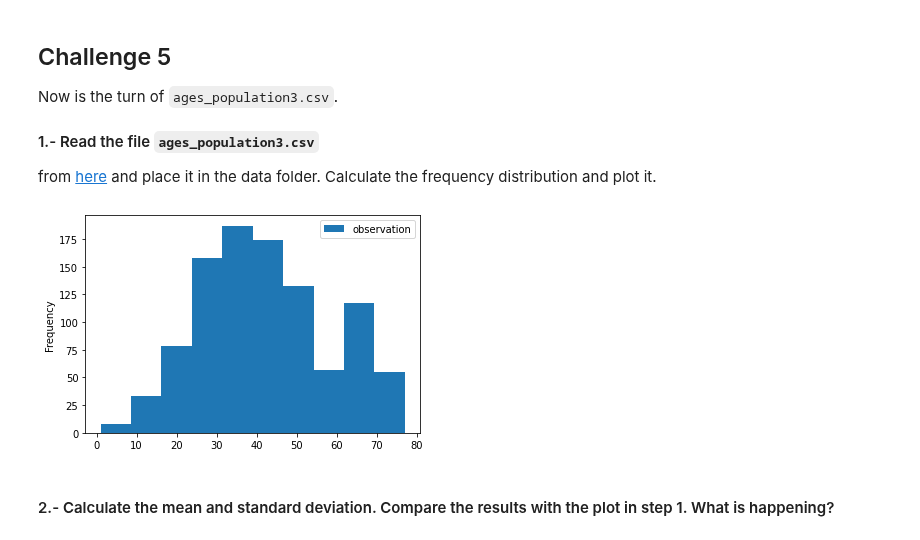
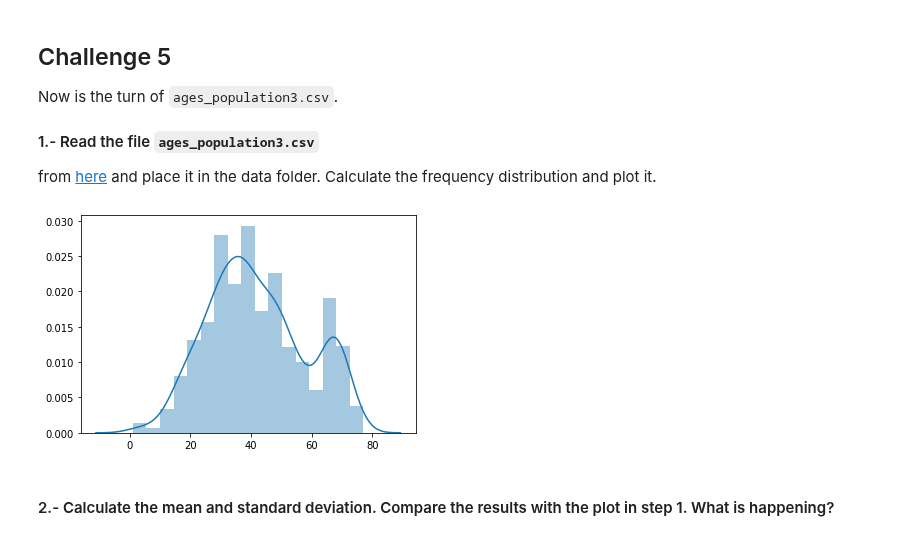
Before and after one commit to paoloironhack/data_analytics062020, a Jupyter notebook: labs/module_2/Descriptive-Stats/your-code/main.ipynb, the cells around one changed output. Drawn from its saved outputs; the diff is of its cells as text; code cells hidden in the pictures.

```diff
--- a/labs/module_2/Descriptive-Stats/your-code/main.ipynb
+++ b/labs/module_2/Descriptive-Stats/your-code/main.ipynb
@@ -289,10 +291,11 @@ from [here](https://drive.google.com/file/d/1knUGLeVUADYUXYqq_Ap48oTtLKkjHCNv/vi
 # %%
 # your code here
 ages_df3 = pd.read_csv('../data/ages_population3.csv')
-ages_df3.plot.hist()
+#ages_df3.plot.hist()
+sns.distplot(ages_df3)
 plt.show()
 # %% [output]
-[figure, old version]
+[figure, new version]
 # %% [markdown]
 #### 2.- Calculate the mean and standard deviation. Compare the results with the plot in step 1. What is happening?
 # %%
```
Also changed, not shown: parts of 15 cells of this notebook.
